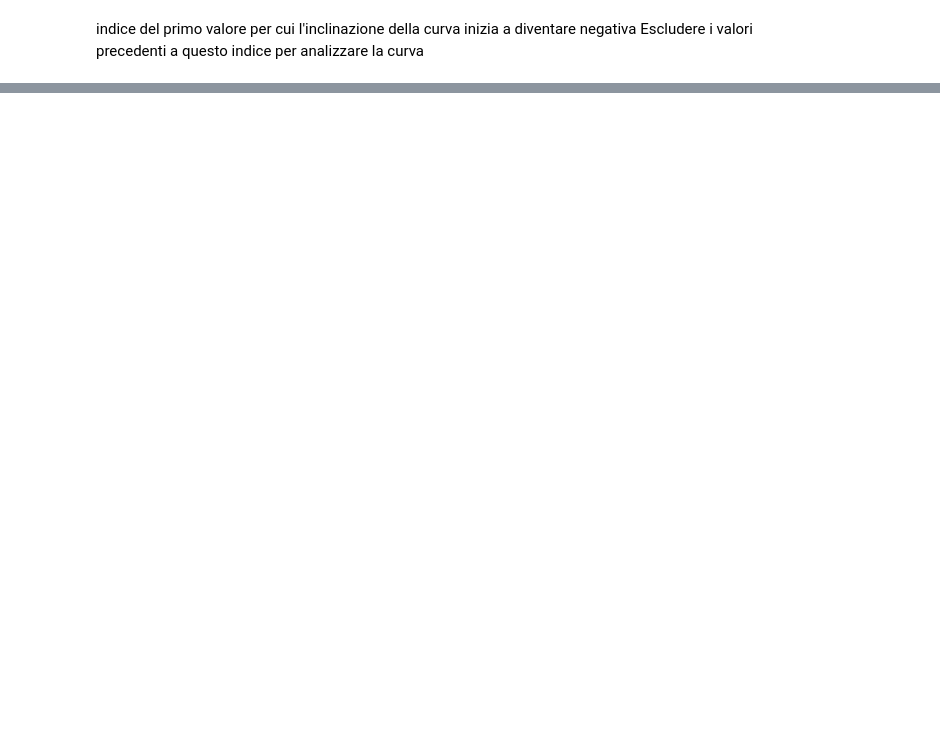
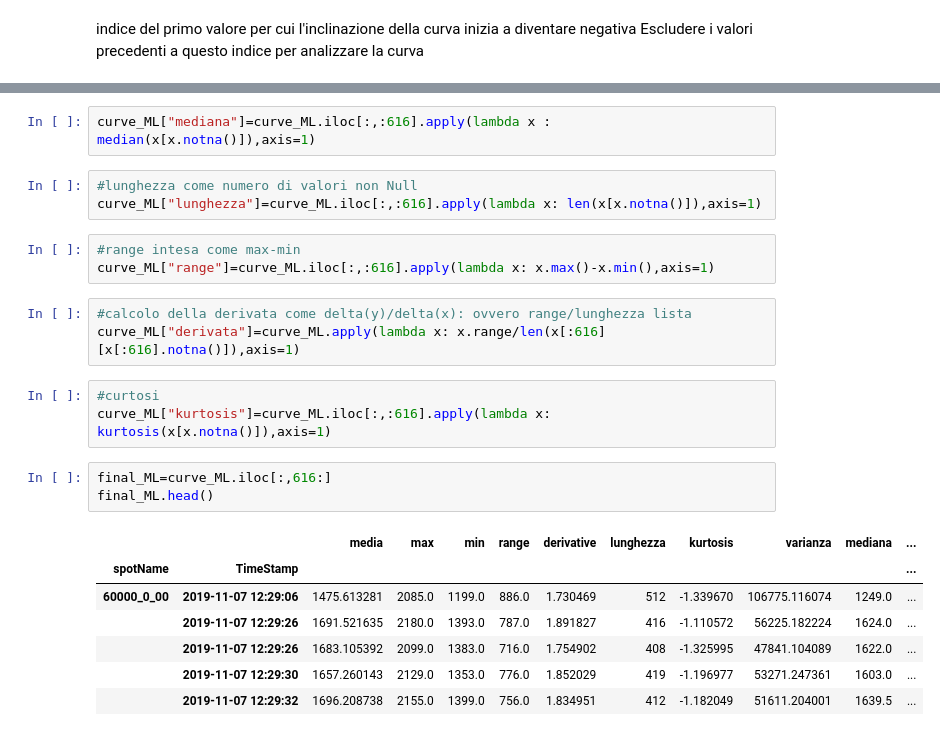
Before and after one commit to DavideMobilia/Anomaly-Detection, a Jupyter notebook: Scripts/Machine Learning.ipynb, the cells around one changed output, grey strips where cells are left out. Saved outputs shown, nothing was run; the diff lists cells and outputs as text; blank space fills up the shorter version.

```diff
--- a/Scripts/Machine Learning.ipynb
+++ b/Scripts/Machine Learning.ipynb
@@ -64,0 +76,25 @@ Name: (60000_0_00, 2019-11-07 12:29:26), dtype: float64
+# %%
+curve_ML["mediana"]=curve_ML.iloc[:,:616].apply(lambda x : median(x[x.notna()]),axis=1)
+# %%
+#lunghezza come numero di valori non Null
+curve_ML["lunghezza"]=curve_ML.iloc[:,:616].apply(lambda x: len(x[x.notna()]),axis=1)
+# %%
+#range intesa come max-min
+curve_ML["range"]=curve_ML.iloc[:,:616].apply(lambda x: x.max()-x.min(),axis=1)
+# %%
+#calcolo della derivata come delta(y)/delta(x): ovvero range/lunghezza lista
+curve_ML["derivata"]=curve_ML.apply(lambda x: x.range/len(x[:616][x[:616].notna()]),axis=1)
+# %%
+#curtosi
+curve_ML["kurtosis"]=curve_ML.iloc[:,:616].apply(lambda x: kurtosis(x[x.notna()]),axis=1)
+# %%
+final_ML=curve_ML.iloc[:,616:]
+final_ML.head()
+# %% [output]
+|  |  | media | max | min | range | derivative | lunghezza | kurtosis | varianza | mediana | ... |
+| spotName | TimeStamp |  |  |  |  |  |  |  |  |  | ... |
+| 60000_0_00 | 2019-11-07 12:29:06 | 1475.613281 | 2085.0 | 1199.0 | 886.0 | 1.730469 | 512 | -1.339670 | 106775.116074 | 1249.0 | ... |
+|  | 2019-11-07 12:29:26 | 1691.521635 | 2180.0 | 1393.0 | 787.0 | 1.891827 | 416 | -1.110572 | 56225.182224 | 1624.0 | ... |
+|  | 2019-11-07 12:29:26 | 1683.105392 | 2099.0 | 1383.0 | 716.0 | 1.754902 | 408 | -1.325995 | 47841.104089 | 1622.0 | ... |
+|  | 2019-11-07 12:29:30 | 1657.260143 | 2129.0 | 1353.0 | 776.0 | 1.852029 | 419 | -1.196977 | 53271.247361 | 1603.0 | ... |
+|  | 2019-11-07 12:29:32 | 1696.208738 | 2155.0 | 1399.0 | 756.0 | 1.834951 | 412 | -1.182049 | 51611.204001 | 1639.5 | ... |
```
Also changed, not shown: parts of 16 cells of this notebook.
